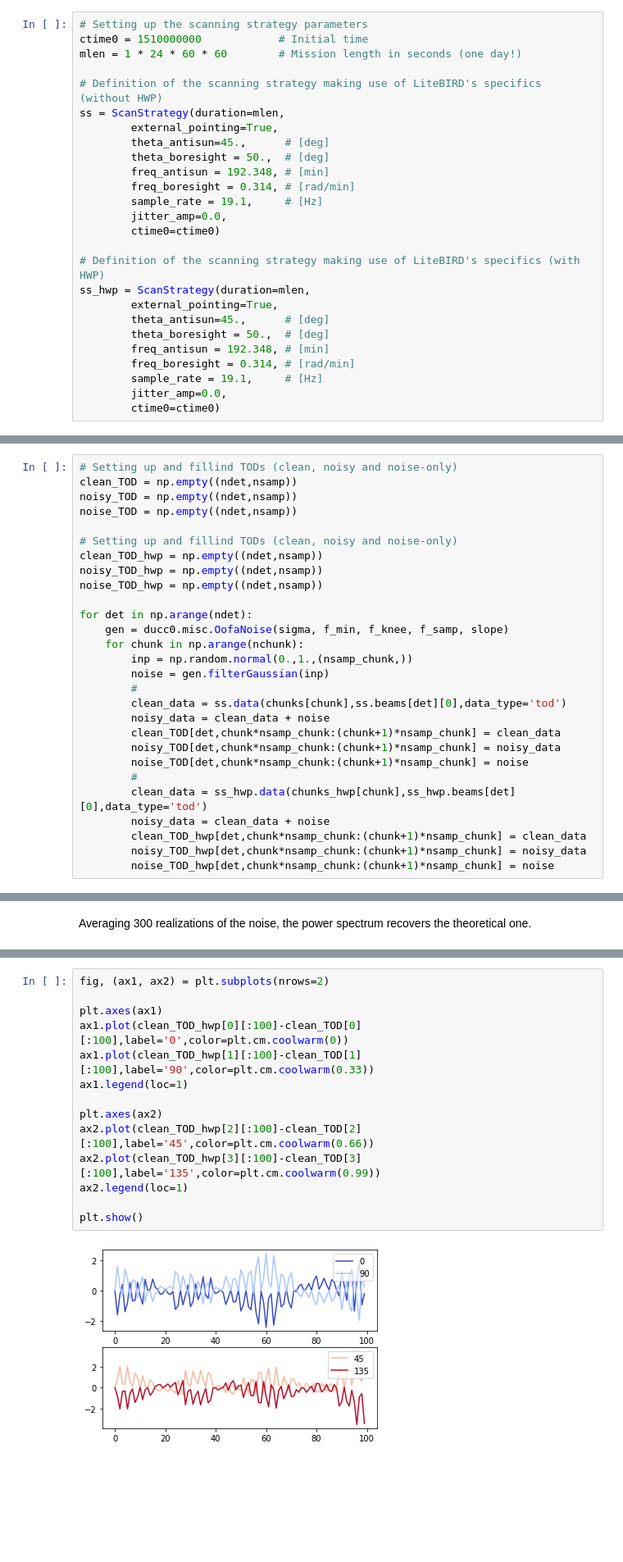
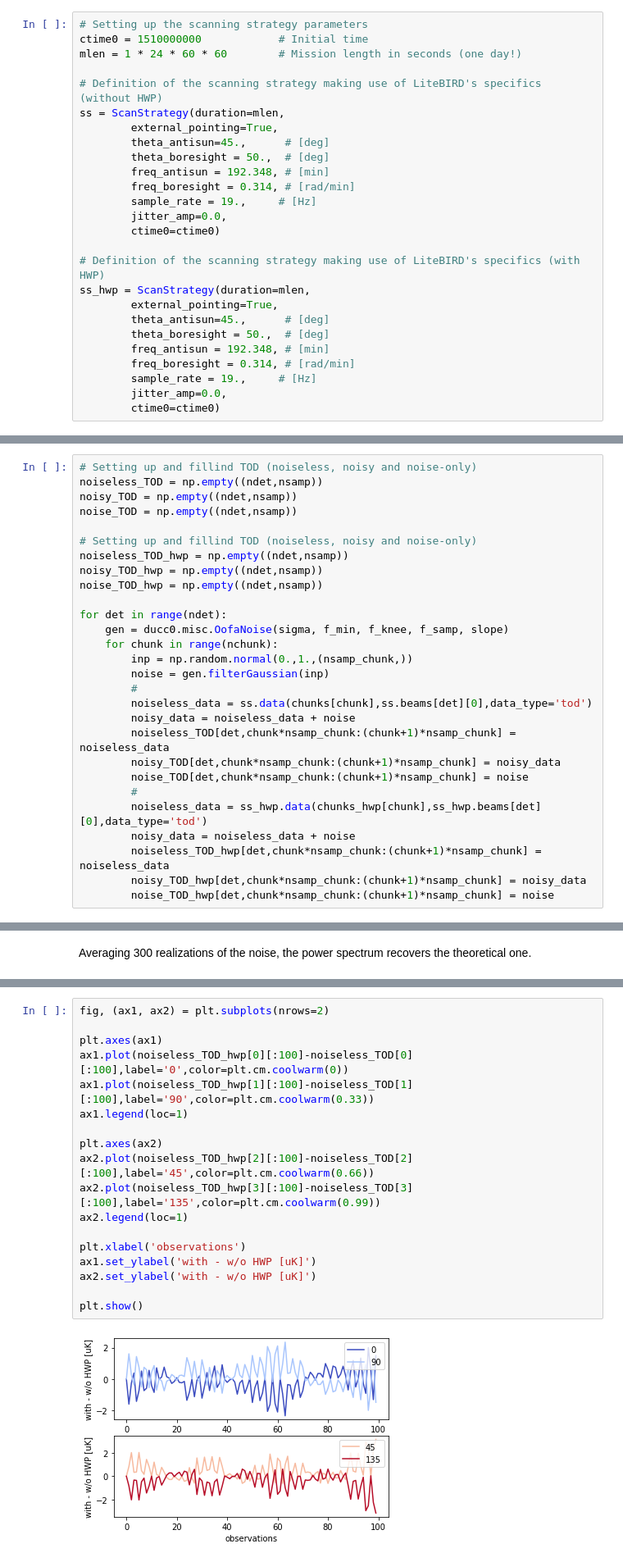
Before and after one commit to martamonelli/beamconv_tidy, a Jupyter notebook: beamconv/demo_PySM.ipynb, the cells around one changed output, grey strips where cells are left out. Shown at 82% size. Saved outputs shown, nothing was run; the diff lists cells and outputs as text; blank space fills up the shorter version.

```diff
--- a/beamconv/demo_PySM.ipynb
+++ b/beamconv/demo_PySM.ipynb
@@ -93,7 +78,7 @@ ss = ScanStrategy(duration=mlen,
         theta_boresight = 50.,  # [deg]
         freq_antisun = 192.348, # [min]
         freq_boresight = 0.314, # [rad/min]
-        sample_rate = 19.1,     # [Hz]
+        sample_rate = 19.,     # [Hz]
         jitter_amp=0.0,
         ctime0=ctime0)
 
@@ -104,7 +89,7 @@ ss_hwp = ScanStrategy(duration=mlen,
         theta_boresight = 50.,  # [deg]
         freq_antisun = 192.348, # [min]
         freq_boresight = 0.314, # [rad/min]
-        sample_rate = 19.1,     # [Hz]
+        sample_rate = 19.,     # [Hz]
         jitter_amp=0.0,
         ctime0=ctime0)
 # %% [markdown]
@@ -213,29 +199,29 @@ The clean TODs are produced by beamconv for each chunk, for both missions (with
 # %%
-# Setting up and fillind TODs (clean, noisy and noise-only)
-clean_TOD = np.empty((ndet,nsamp))
+# Setting up and fillind TOD (noiseless, noisy and noise-only)
+noiseless_TOD = np.empty((ndet,nsamp))
 noisy_TOD = np.empty((ndet,nsamp))
 noise_TOD = np.empty((ndet,nsamp))
 
-# Setting up and fillind TODs (clean, noisy and noise-only)
-clean_TOD_hwp = np.empty((ndet,nsamp))
+# Setting up and fillind TOD (noiseless, noisy and noise-only)
+noiseless_TOD_hwp = np.empty((ndet,nsamp))
 noisy_TOD_hwp = np.empty((ndet,nsamp))
 noise_TOD_hwp = np.empty((ndet,nsamp))
 
-for det in np.arange(ndet):
+for det in range(ndet):
     gen = ducc0.misc.OofaNoise(sigma, f_min, f_knee, f_samp, slope)
-    for chunk in np.arange(nchunk):
+    for chunk in range(nchunk):
         inp = np.random.normal(0.,1.,(nsamp_chunk,))
         noise = gen.filterGaussian(inp)
         #
-        clean_data = ss.data(chunks[chunk],ss.beams[det][0],data_type='tod')
-        noisy_data = clean_data + noise
-        clean_TOD[det,chunk*nsamp_chunk:(chunk+1)*nsamp_chunk] = clean_data
+        noiseless_data = ss.data(chunks[chunk],ss.beams[det][0],data_type='tod')
+        noisy_data = noiseless_data + noise
+        noiseless_TOD[det,chunk*nsamp_chunk:(chunk+1)*nsamp_chunk] = noiseless_data
         noisy_TOD[det,chunk*nsamp_chunk:(chunk+1)*nsamp_chunk] = noisy_data
         noise_TOD[det,chunk*nsamp_chunk:(chunk+1)*nsamp_chunk] = noise
         #
-        clean_data = ss_hwp.data(chunks_hwp[chunk],ss_hwp.beams[det][0],data_type='tod')
-        noisy_data = clean_data + noise
-        clean_TOD_hwp[det,chunk*nsamp_chunk:(chunk+1)*nsamp_chunk] = clean_data
+        noiseless_data = ss_hwp.data(chunks_hwp[chunk],ss_hwp.beams[det][0],data_type='tod')
+        noisy_data = noiseless_data + noise
+        noiseless_TOD_hwp[det,chunk*nsamp_chunk:(chunk+1)*nsamp_chunk] = noiseless_data
         noisy_TOD_hwp[det,chunk*nsamp_chunk:(chunk+1)*nsamp_chunk] = noisy_data
         noise_TOD_hwp[det,chunk*nsamp_chunk:(chunk+1)*nsamp_chunk] = noise
 # %% [markdown]
@@ -303,17 +292,21 @@ plt.show()
 # %%
 fig, (ax1, ax2) = plt.subplots(nrows=2)
 
 plt.axes(ax1)
-ax1.plot(clean_TOD_hwp[0][:100]-clean_TOD[0][:100],label='0',color=plt.cm.coolwarm(0))
-ax1.plot(clean_TOD_hwp[1][:100]-clean_TOD[1][:100],label='90',color=plt.cm.coolwarm(0.33))
+ax1.plot(noiseless_TOD_hwp[0][:100]-noiseless_TOD[0][:100],label='0',color=plt.cm.coolwarm(0))
+ax1.plot(noiseless_TOD_hwp[1][:100]-noiseless_TOD[1][:100],label='90',color=plt.cm.coolwarm(0.33))
 ax1.legend(loc=1)
 
 plt.axes(ax2)
-ax2.plot(clean_TOD_hwp[2][:100]-clean_TOD[2][:100],label='45',color=plt.cm.coolwarm(0.66))
-ax2.plot(clean_TOD_hwp[3][:100]-clean_TOD[3][:100],label='135',color=plt.cm.coolwarm(0.99))
+ax2.plot(noiseless_TOD_hwp[2][:100]-noiseless_TOD[2][:100],label='45',color=plt.cm.coolwarm(0.66))
+ax2.plot(noiseless_TOD_hwp[3][:100]-noiseless_TOD[3][:100],label='135',color=plt.cm.coolwarm(0.99))
 ax2.legend(loc=1)
 
+plt.xlabel('observations')
+ax1.set_ylabel('with - w/o HWP [uK]')
+ax2.set_ylabel('with - w/o HWP [uK]')
+
 plt.show()
 # %% [output]
-[figure, old version]
+[figure, new version]
 # %% [markdown]
```
Also changed, not shown: parts of 26 cells of this notebook, 3 other files.
